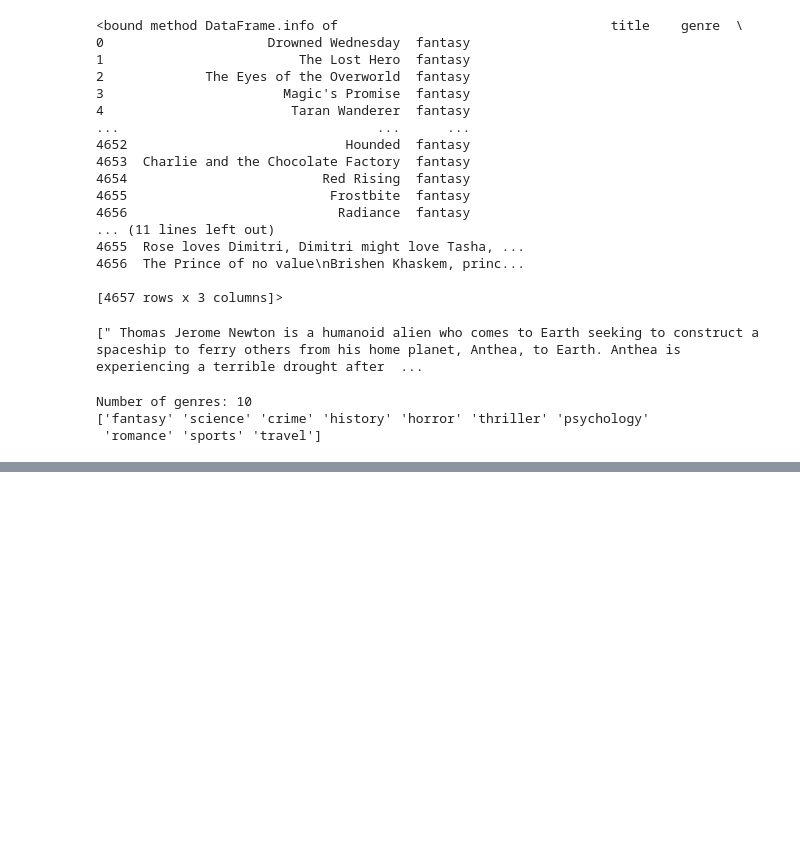
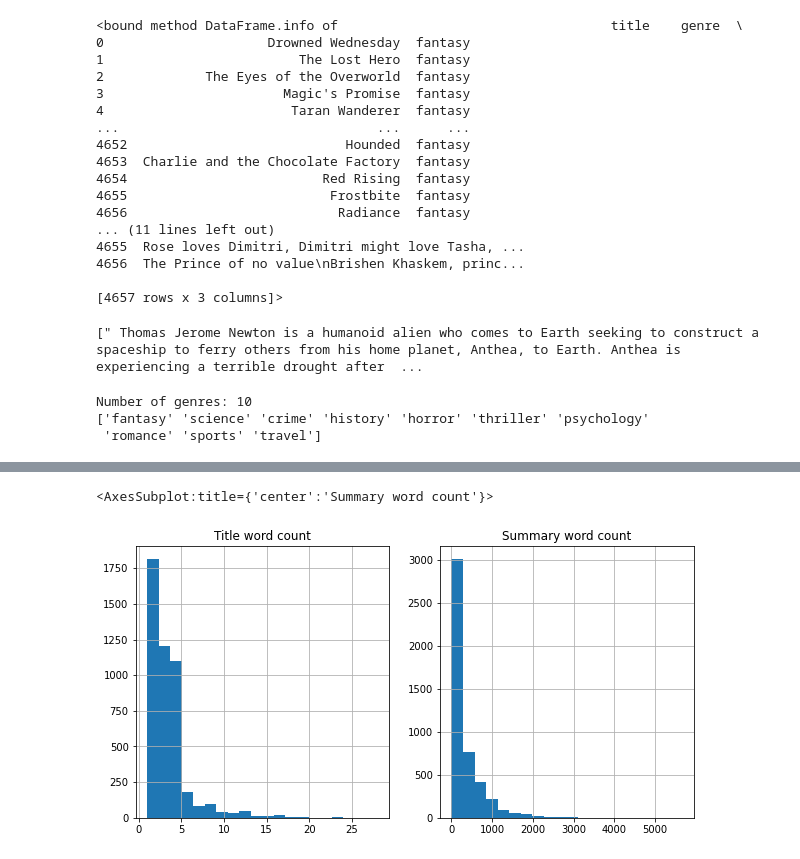
Before and after one commit to rorrostieta/book_genres, a Jupyter notebook: bookgenre-predict-nlp.ipynb, the cells around one changed output, grey strips where cells are left out. Cells and saved outputs as stored; diff of their text form; code cells hidden in the pictures; blank space fills up the shorter version.

```diff
--- a/bookgenre-predict-nlp.ipynb
+++ b/bookgenre-predict-nlp.ipynb
@@ -70,0 +87,13 @@ Number of genres: 10
+# %%
+plt.subplots(1,2, figsize=(10,5))
+
+plt.subplot(121)
+plt.title('Title word count')
+data['title'].str.split().map(len).hist(bins=20)
+
+plt.subplot(122)
+plt.title('Summary word count')
+data['summary'].str.split().map(len).hist(bins=20)
+# %% [output]
+<AxesSubplot:title={'center':'Summary word count'}>
+[figure, added]
```
Also changed, not shown: parts of 10 cells of this notebook.
